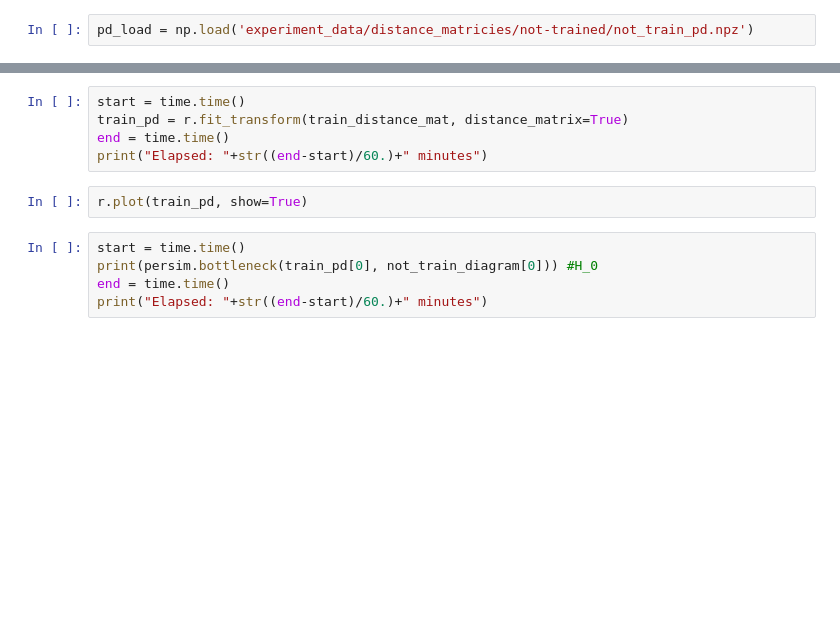
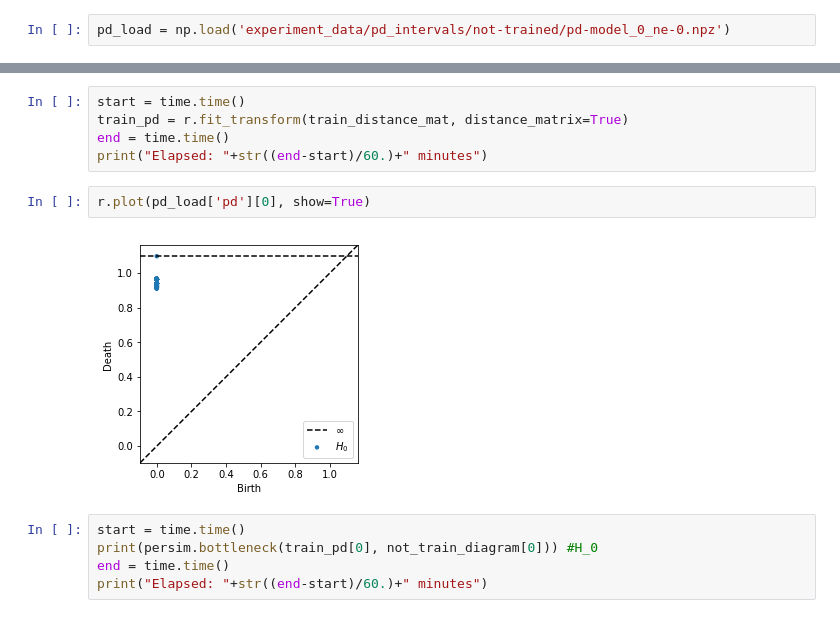
Before and after one commit to lionely/nn_structure, a Jupyter notebook: Clean_MNIST_Data_Gen.ipynb, the cells around one changed output, grey strips where cells are left out. Drawn from its saved outputs; the diff is of its cells as text; blank space fills up the shorter version.

Commit message:
Notebook with code to generate weight,pd data for 300 networks.

```diff
--- a/Clean_MNIST_Data_Gen.ipynb
+++ b/Clean_MNIST_Data_Gen.ipynb
@@ -299,5 +285,5 @@ d_mat['lol']
 # %%
 np.savez('experiment_data/distance_matricies/not-trained/not_train_pd',pd=not_train_diagram)
 # %%
-pd_load = np.load('experiment_data/distance_matricies/not-trained/not_train_pd.npz')
+pd_load = np.load('experiment_data/pd_intervals/not-trained/pd-model_0_ne-0.npz')
 # %%
@@ -331,7 +329,9 @@ train_pd = r.fit_transform(train_distance_mat, distance_matrix=True)
 end = time.time()
 print("Elapsed: "+str((end-start)/60.)+" minutes")
 # %%
-r.plot(train_pd, show=True)
+r.plot(pd_load['pd'][0], show=True)
+# %% [output]
+[figure, added]
 # %%
 start = time.time()
 print(persim.bottleneck(train_pd[0], not_train_diagram[0])) #H_0
```
Also changed, not shown: parts of 4 cells of this notebook.
